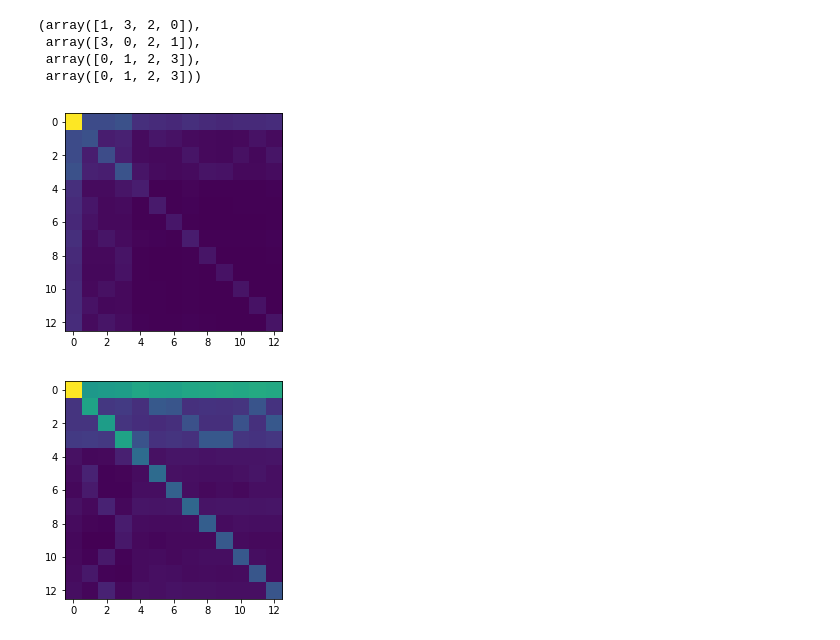
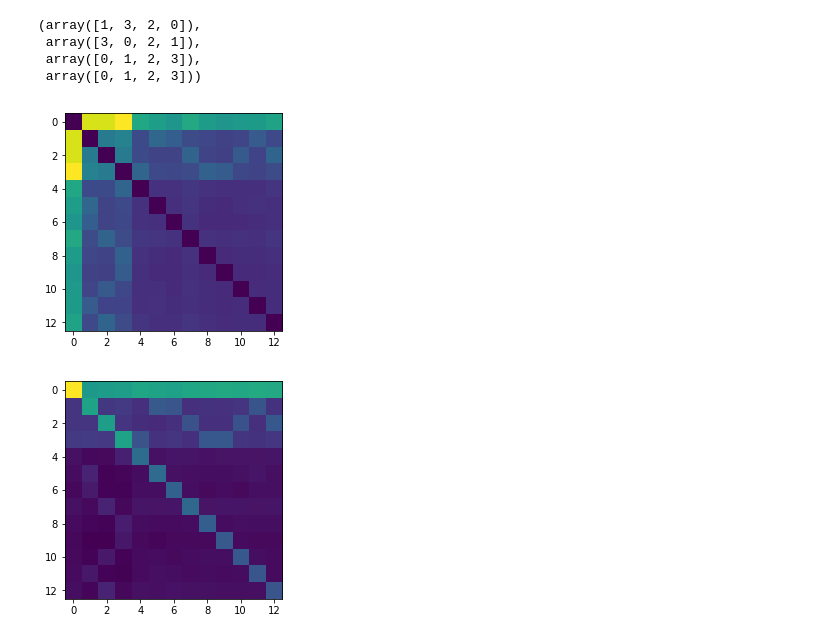
Before and after one commit to aleveren/ucsd-research, a Jupyter notebook: simple-hier-topic-model/topic_cooccurrence.ipynb, the cells around one changed output. Cells and saved outputs as stored; diff of their text form; code cells hidden in the pictures.

```diff
--- a/simple-hier-topic-model/topic_cooccurrence.ipynb
+++ b/simple-hier-topic-model/topic_cooccurrence.ipynb
@@ -432,9 +436,9 @@ a, b, a[b], b[a]
  array([0, 1, 2, 3]),
  array([0, 1, 2, 3]))
 # %%
-plt.imshow(zzz);
+plt.imshow(without_diag(zzz));
 # %% [output]
-[figure, old version]
+[figure, new version]
 # %%
 zzz_cond = zzz / zzz.sum(axis=0, keepdims=True)
 plt.imshow(zzz_cond);
```
Also changed, not shown: parts of 16 cells of this notebook.
